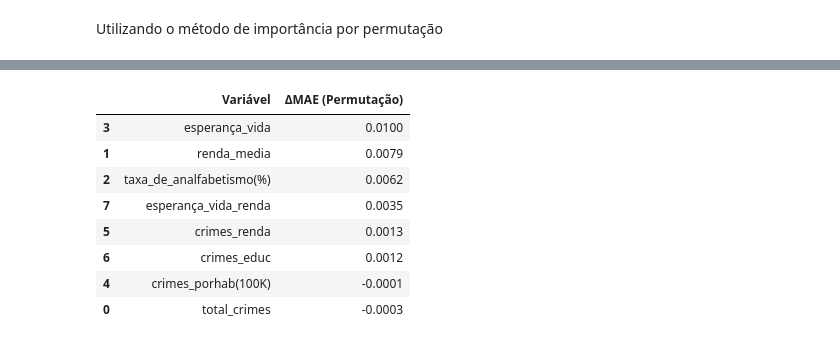
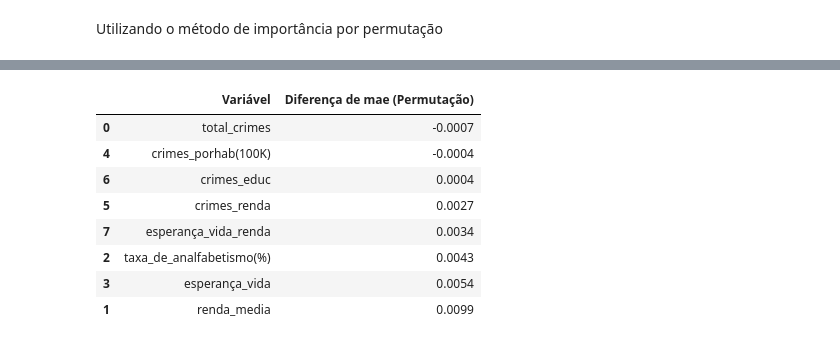
Before and after one commit to jvrezendem/Modelo-Preditivo-Socioecon-mico, a Jupyter notebook: notebooks/modeloPreditivo.ipynb, the cells around one changed output, grey strips where cells are left out. Saved outputs shown, nothing was run; the diff lists cells and outputs as text; code cells hidden in the pictures.

```diff
--- a/notebooks/modeloPreditivo.ipynb
+++ b/notebooks/modeloPreditivo.ipynb
@@ -163,5 +163,5 @@ preditoras.head()
 Normalização dos Dados
 # %%
 scaler = StandardScaler().fit(preditoras)
-predNormalizadas = scaler.transform(preditoras)
+preditoras_s = scaler.transform(preditoras)
 # %%
@@ -285,0 +271,6 @@ Erro Absoluto: 0.003342639473810305
+# %%
+#Adicionando previsão dos valores
+preditoras_s = scaler.transform(preditoras)
+
+predictRR = rr.predict(preditoras_s)
+predictRR
@@ -476,0 +475,17 @@ O gráfico de dispersão entre os valores reais e previstos do IDH indica elevad
+# %%
+qtdLine = len(data)
+
+qtdTrain = qtdLine - 5
+qtdTest = qtdLine
+
+#Treino
+X_Train = preditoras_s[0:qtdTrain]
+y_Train = target[0:qtdTrain]
+
+#Teste
+X_Test = preditoras_s[qtdTrain:qtdTest]
+y_Test = target[qtdTrain:qtdTest]
+
+#Quantidade de Registros
+print("Treino: ", "X: ", len(X_Train), "Y: ", len(y_Train))
+print("Teste: ", "X: ", len(X_Test), "Y: ", len(y_Test))
@@ -476,0 +495,12 @@ O gráfico de dispersão entre os valores reais e previstos do IDH indica elevad
+# %%
+rr = Ridge(alpha=1.0)
+
+rr.fit(X_Train, y_Train)
+
+pred = rr.predict(X_Test)
+
+cd = r2_score(y_Test, pred)
+mae = mean_absolute_error(y_Test, pred)
+
+print(f"Coeficiente de regressão: {cd * 100:.2f}")
+print(f"Erro Absoluto: {mae}")
@@ -605,17 +664,14 @@ KeyError: 'total_crimes'
 # %%
-perm_df = pd.DataFrame({
-    "Variável": importancias_perm.keys(),
-    "ΔMAE (Permutação)": [np.mean(importancias_perm[col]) for col in importancias_perm]
-}).sort_values("ΔMAE (Permutação)", ascending=False)
+dfPermut = pd.DataFrame({"Variável": impactoPermut.keys(),"Diferença de mae (Permutação)": impactoPermut.values()}).sort_values("Diferença de mae (Permutação)", ascending=True)
 
-perm_df
+dfPermut
 # %% [output]
-|  | Variável | ΔMAE (Permutação) |
-| 3 | esperança_vida | 0.0100 |
-| 1 | renda_media | 0.0079 |
-| 2 | taxa_de_analfabetismo(%) | 0.0062 |
-| 7 | esperança_vida_renda | 0.0035 |
-| 5 | crimes_renda | 0.0013 |
-| 6 | crimes_educ | 0.0012 |
-| 4 | crimes_porhab(100K) | -0.0001 |
-| 0 | total_crimes | -0.0003 |
+|  | Variável | Diferença de mae (Permutação) |
+| 0 | total_crimes | -0.0007 |
+| 4 | crimes_porhab(100K) | -0.0004 |
+| 6 | crimes_educ | 0.0004 |
+| 5 | crimes_renda | 0.0027 |
+| 7 | esperança_vida_renda | 0.0034 |
+| 2 | taxa_de_analfabetismo(%) | 0.0043 |
+| 3 | esperança_vida | 0.0054 |
+| 1 | renda_media | 0.0099 |
```
Also changed, not shown: parts of 29 cells of this notebook, 1 other file.
